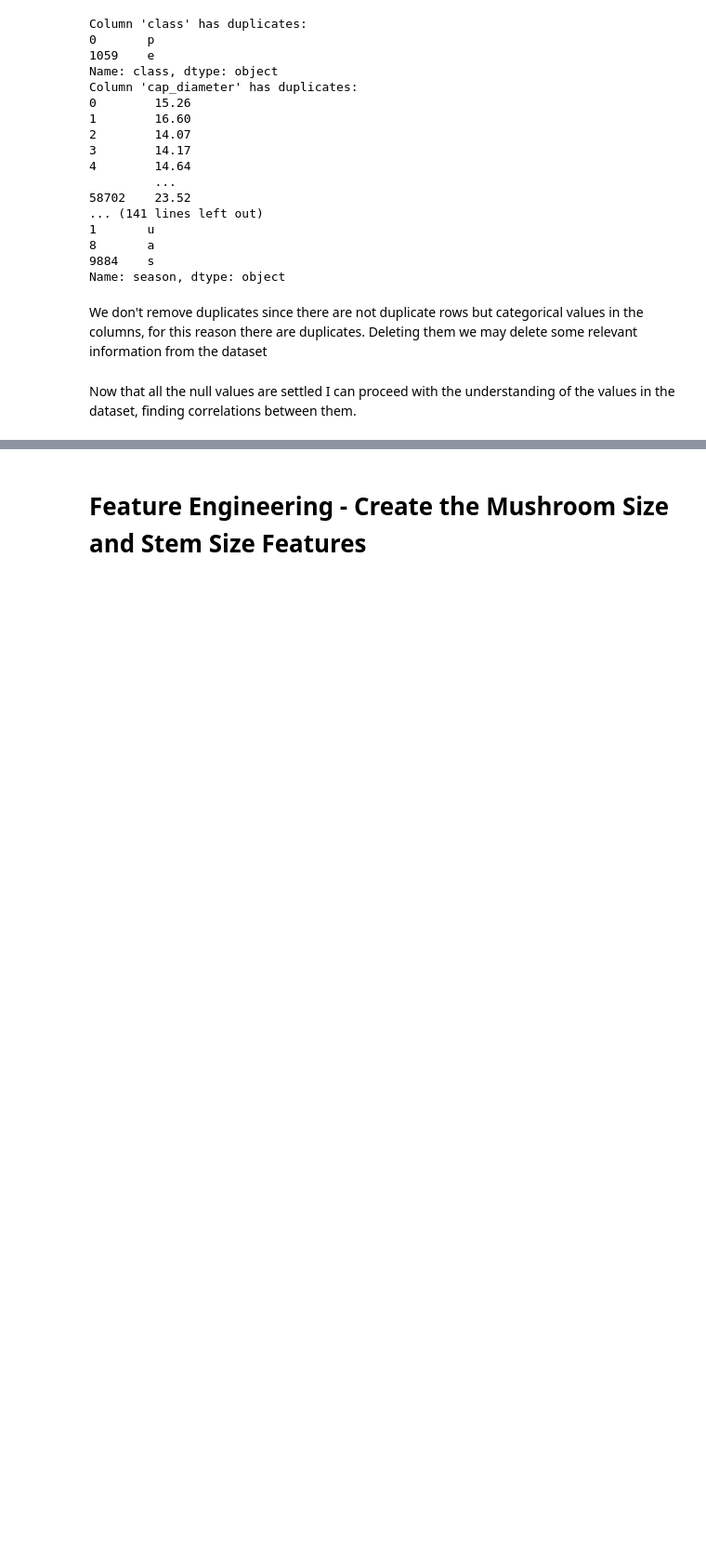
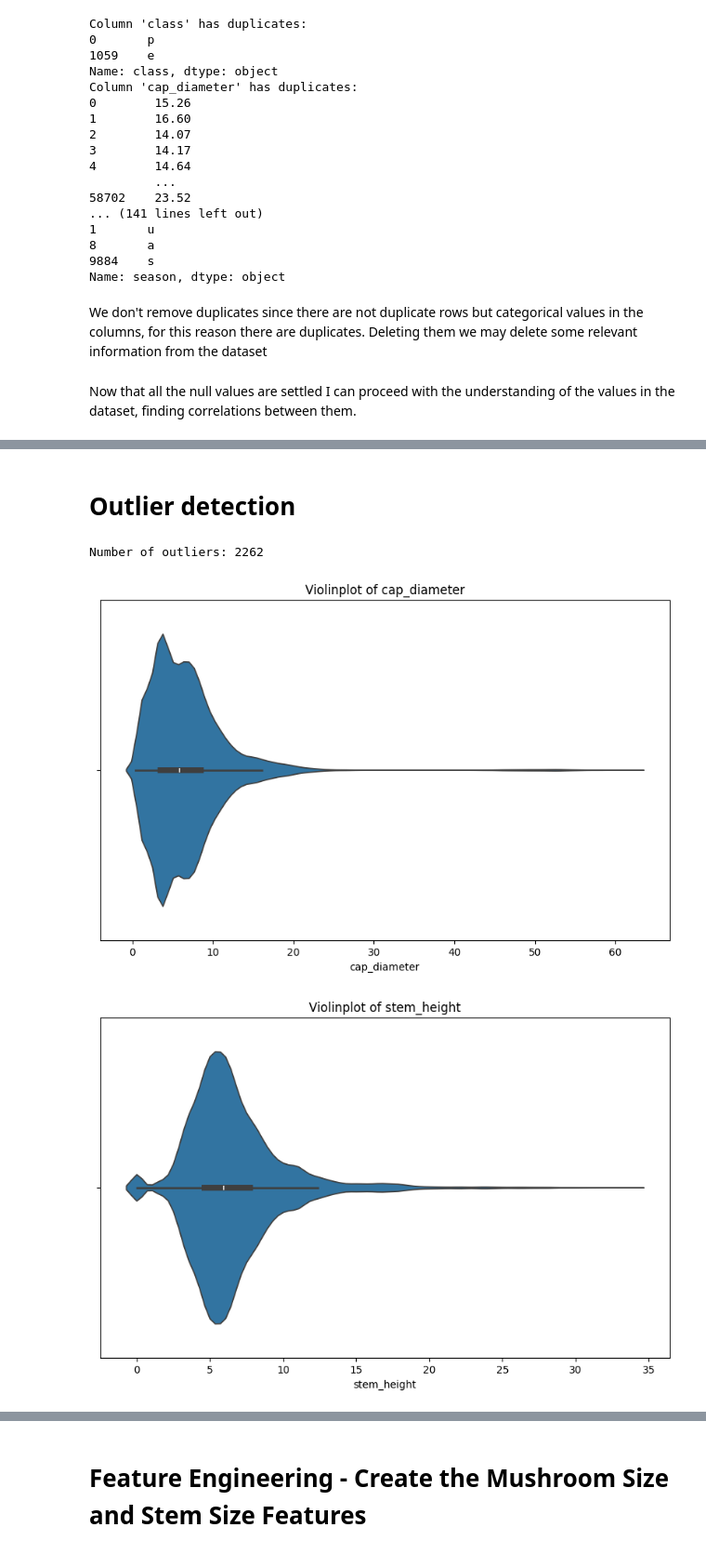
Before and after one commit to alicja-a-d/UAB_ML_project, a Jupyter notebook: notebook/Data_preprocessing.ipynb, the cells around one changed output, grey strips where cells are left out. Shown: that part at 93% size. Drawn from its saved outputs; the diff is of its cells as text; code cells hidden in the pictures; blank space fills up the shorter version.

```diff
--- a/notebook/Data_preprocessing.ipynb
+++ b/notebook/Data_preprocessing.ipynb
@@ -260,3 +263,20 @@ mushrooms_2_df.head(5)
 | 2 | p | 14.07 | x | g | o | f | e | ... |
 | 3 | p | 14.17 | f | h | e | f | e | ... |
 | 4 | p | 14.64 | x | h | o | f | e | ... |
+# %% [markdown]
+# Outlier detection
+# %%
+z_scores = mushrooms_2_df[['cap_diameter', 'stem_height', 'stem_width']].apply(zscore)
+outliers = (z_scores.abs() > 3).any(axis=1)
+print(f"Number of outliers: {outliers.sum()}")
+
+
+for col in ['cap_diameter', 'stem_height', 'stem_width']:
+    plt.figure(figsize=(10, 6))
+    sns.violinplot(x=mushrooms_2_df[col])
+    plt.title(f"Violinplot of {col}")
+    plt.show()
+# %% [output]
+Number of outliers: 2262
+[figure, added]
+[figure, added]
```
Also changed, not shown: parts of 8 cells of this notebook, 6 other files.
